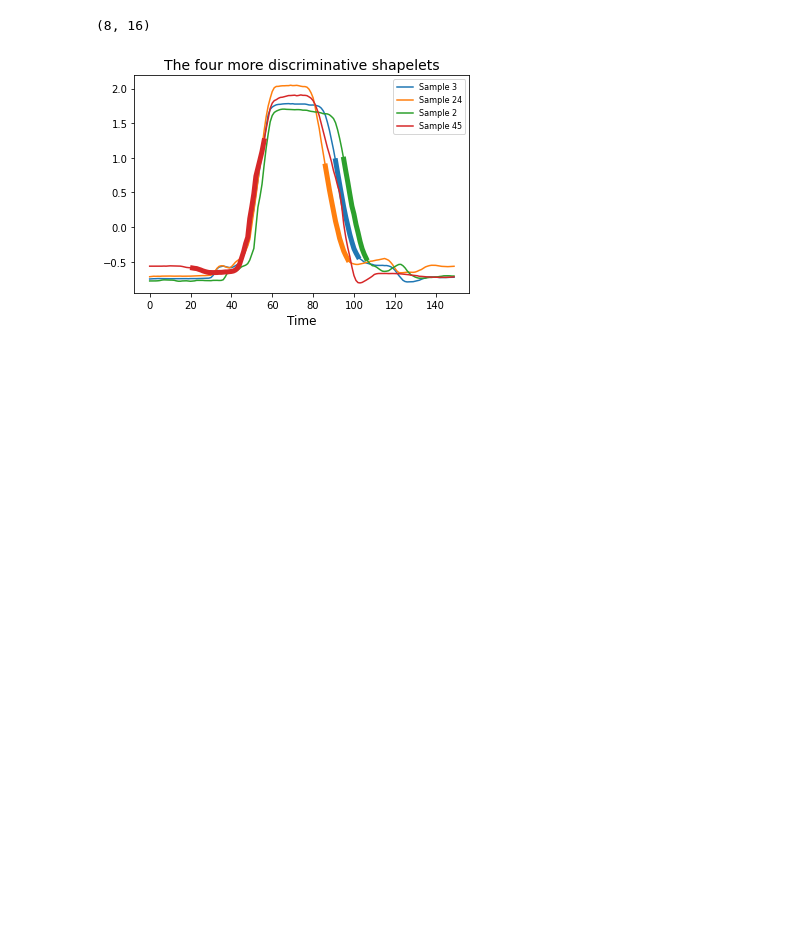
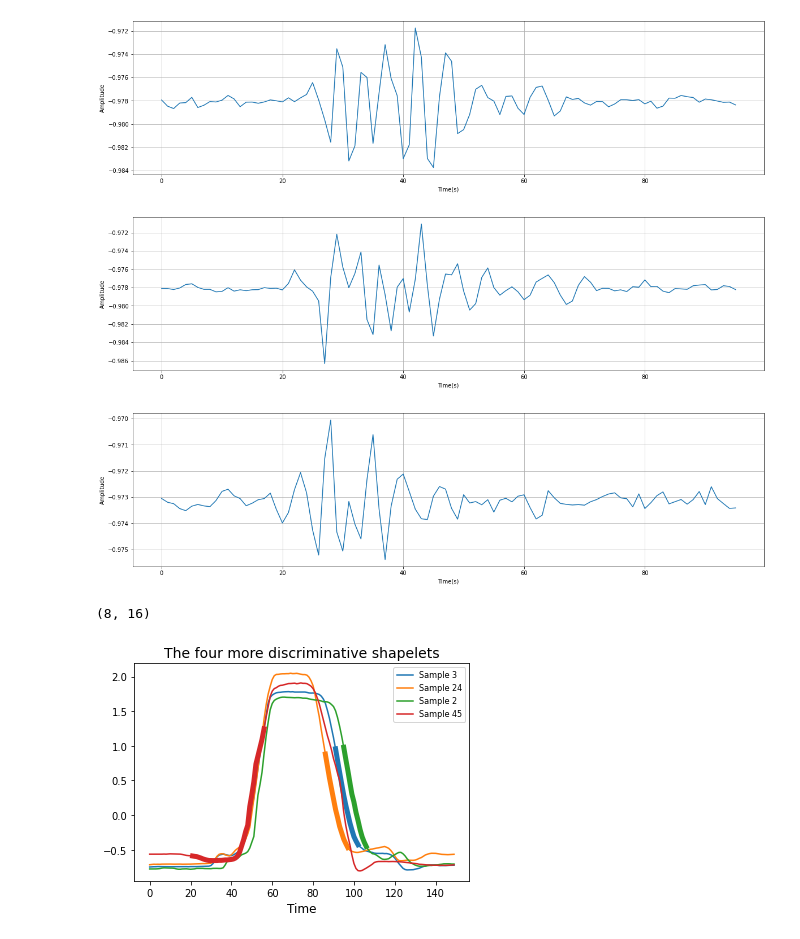
Before and after one commit to lemon71037/soil-disturbance, a Jupyter notebook: wavelet.ipynb, the cells around one changed output. Saved outputs shown, nothing was run; the diff lists cells and outputs as text; code cells hidden in the pictures; blank space fills up the shorter version.

```diff
--- a/wavelet.ipynb
+++ b/wavelet.ipynb
@@ -31,3 +41,11 @@ j11_dig_00 = get_specific_data('E:/研一/嗑盐/土壤扰动/dataset/j11', dis=
+# %%
+plot_time(zwy_jump_10[1]['data_z'])
+plot_time(zwy1_jump_10[1]['data_z'])
+plot_time(zwy2_jump_10[1]['data_z'])
+# %% [output]
+[figure, added]
+[figure, added]
+[figure, added]
 # %%
 def get_wt_features(signal, level=4):
     """指定某一轴的信号，进行小波分解，获取特征
```
Also changed, not shown: parts of 2 cells of this notebook, 6 other files.
